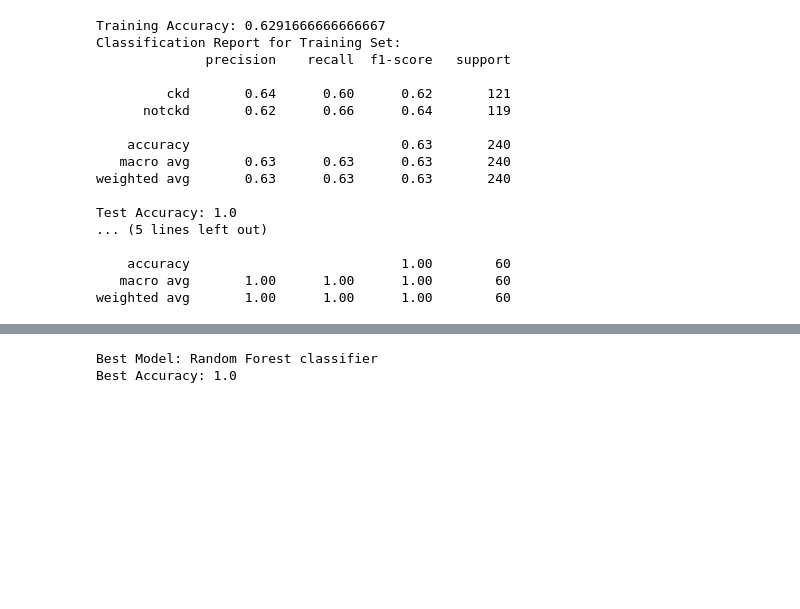
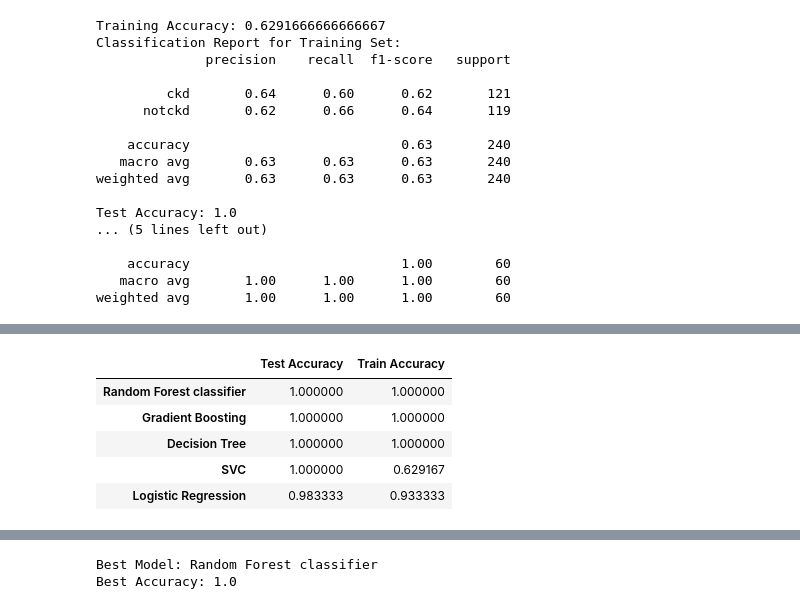
Before and after one commit to krissemmy/HDSC-Spring-23-Premier-Project-plotly-group, a Jupyter notebook: Data Science aspect.ipynb, the cells around one changed output, grey strips where cells are left out. Cells and saved outputs as stored; diff of their text form; code cells hidden in the pictures; blank space fills up the shorter version.

```diff
--- a/Data Science aspect.ipynb
+++ b/Data Science aspect.ipynb
@@ -618,0 +656,38 @@ weighted avg       1.00      1.00      1.00        60
+# %%
+import pandas as pd
+
+# Create a dictionary to store the accuracies for each model
+accuracies = {
+    'Logistic Regression': {'Test Accuracy': test_accuracy, 'Train Accuracy': train_accuracy},
+    'Random Forest classifier': {'Test Accuracy': test_accuracy4, 'Train Accuracy': train_accuracy4},
+    'Gradient Boosting': {'Test Accuracy': test_accuracy1, 'Train Accuracy': train_accuracy1},
+    'Decision Tree': {'Test Accuracy': test_accuracy2, 'Train Accuracy': train_accuracy2},
+    'SVC': {'Test Accuracy': test_accuracy3, 'Train Accuracy': train_accuracy3}
+}
+
+# Create a DataFrame to store the accuracies
+df = pd.DataFrame.from_dict(accuracies, orient='index')
+
+# Sort the DataFrame by test accuracy in descending order
+df = df.sort_values(by='Test Accuracy', ascending=False)
+
+# Create a Styler object for the DataFrame
+styler = df.style
+
+# Set the style properties for the table
+styler.set_table_styles([
+    {'selector': 'th', 'props': [('background-color', 'lightgray')]}
+])
+
+# Apply conditional formatting to highlight the best test accuracy
+styler.highlight_max(subset=['Test Accuracy'], color='lightgreen')
+
+# Render the styled DataFrame
+display(styler)
+# %% [output]
+|  | Test Accuracy | Train Accuracy |
+| Random Forest classifier | 1.000000 | 1.000000 |
+| Gradient Boosting | 1.000000 | 1.000000 |
+| Decision Tree | 1.000000 | 1.000000 |
+| SVC | 1.000000 | 0.629167 |
+| Logistic Regression | 0.983333 | 0.933333 |
```
Also changed, not shown: parts of 13 cells of this notebook.
